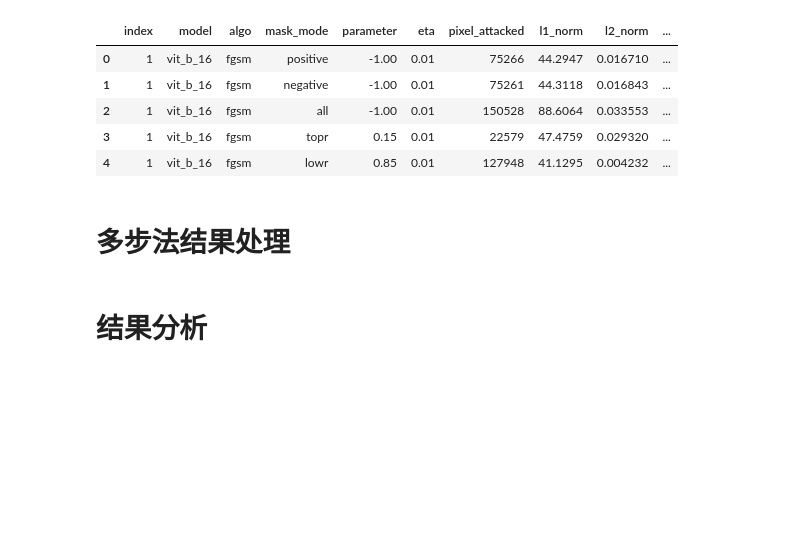
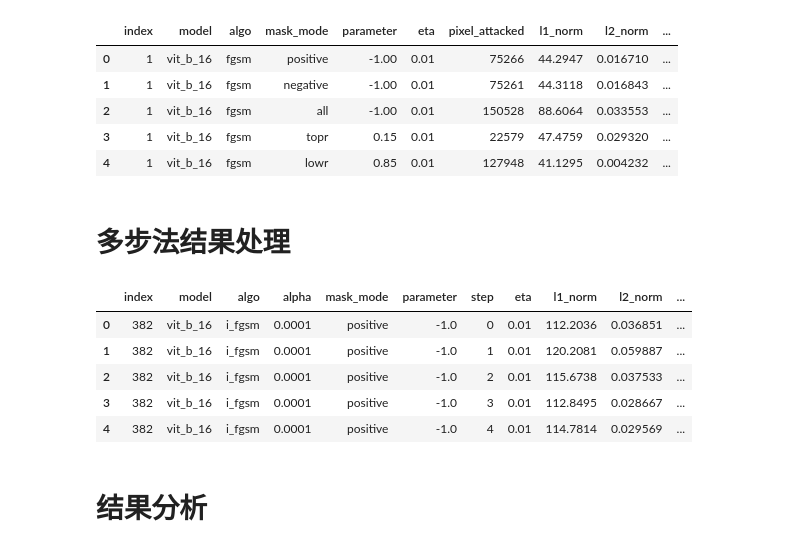
Before and after one commit to zhaobenyan51129/robustness_with_visualization, a Jupyter notebook: data_analysis_classified.ipynb, the cells around one changed output. Cells and saved outputs as stored; diff of their text form; code cells hidden in the pictures; blank space fills up the shorter version.

```diff
--- a/data_analysis_classified.ipynb
+++ b/data_analysis_classified.ipynb
@@ -8,0 +30,13 @@ import numpy as np
+# %%
+import random
+unique_acc_values = set(acc.values())
+
+# 根据唯一值分组
+acc_groups = {value: [] for value in unique_acc_values}
+for category, accuracy in acc.items():
+    acc_groups[accuracy].append(category)
+
+# 从每个分组中随机抽取一个类别
+selected_categories = {random.choice(categories): accuracy for accuracy, categories in acc_groups.items()}
+
+print(selected_categories)
@@ -107,3 +143,13 @@ def multi_step_data(data):
     data['parameter'] = data['parameter'].fillna(-1)
     data['rank'] = data['index'].map(id2rankdict)
     return data
+# %%
+data = multi_step_data(data)
+data.head()
+# %% [output]
+|  | index | model | algo | alpha | mask_mode | parameter | step | eta | l1_norm | l2_norm | ... |
+| 0 | 382 | vit_b_16 | i_fgsm | 0.0001 | positive | -1.0 | 0 | 0.01 | 112.2036 | 0.036851 | ... |
+| 1 | 382 | vit_b_16 | i_fgsm | 0.0001 | positive | -1.0 | 1 | 0.01 | 120.2081 | 0.059887 | ... |
+| 2 | 382 | vit_b_16 | i_fgsm | 0.0001 | positive | -1.0 | 2 | 0.01 | 115.6738 | 0.037533 | ... |
+| 3 | 382 | vit_b_16 | i_fgsm | 0.0001 | positive | -1.0 | 3 | 0.01 | 112.8495 | 0.028667 | ... |
+| 4 | 382 | vit_b_16 | i_fgsm | 0.0001 | positive | -1.0 | 4 | 0.01 | 114.7814 | 0.029569 | ... |
```
Also changed, not shown: parts of 3 cells of this notebook, 11 other files.
